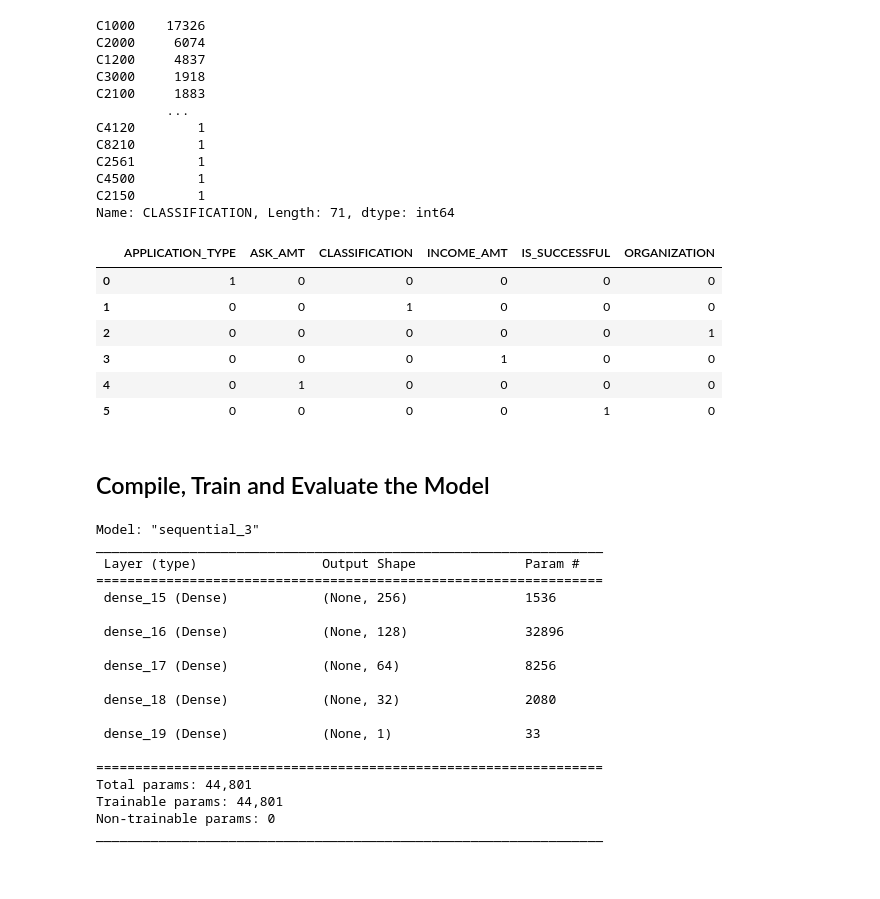
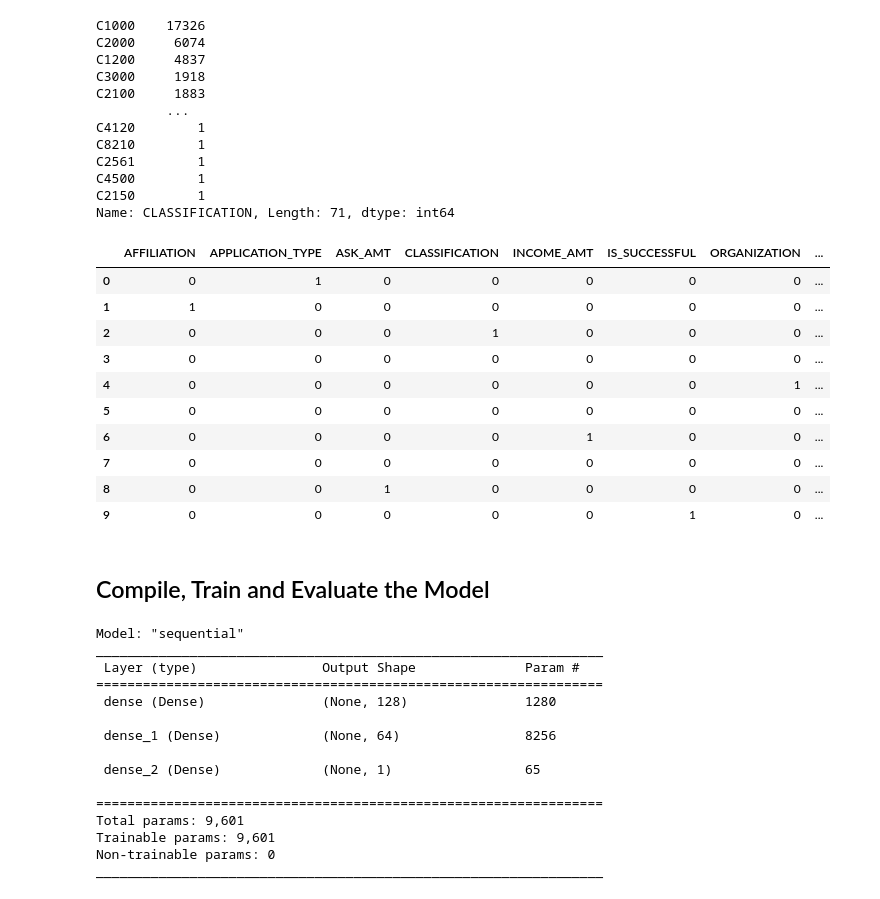
Before and after one commit to BillieOdelle/deep-learning-challenge, a Jupyter notebook: AlphabetSoupCharity.ipynb, the cells around one changed output. Saved outputs shown, nothing was run; the diff lists cells and outputs as text; code cells hidden in the pictures.

```diff
--- a/AlphabetSoupCharity.ipynb
+++ b/AlphabetSoupCharity.ipynb
@@ -168,16 +167,20 @@ C2150        1
 Name: CLASSIFICATION, Length: 71, dtype: int64
 # %%
 # Convert categorical data to numeric with `pd.get_dummies`
-encoded_columns = ['APPLICATION_TYPE', 'CLASSIFICATION', 'ORGANIZATION', 'INCOME_AMT', 'ASK_AMT',	'IS_SUCCESSFUL',]
-df_encoded = pd.get_dummies(encoded_columns)
+columns_to_encode = ['APPLICATION_TYPE',	'AFFILIATION',	'CLASSIFICATION',	'USE_CASE',	'ORGANIZATION',	'STATUS',	'INCOME_AMT',	'SPECIAL_CONSIDERATIONS',	'ASK_AMT',	'IS_SUCCESSFUL']
+df_encoded = pd.get_dummies(columns_to_encode)
 df_encoded
 # %% [output]
-|  | APPLICATION_TYPE | ASK_AMT | CLASSIFICATION | INCOME_AMT | IS_SUCCESSFUL | ORGANIZATION |
-| 0 | 1 | 0 | 0 | 0 | 0 | 0 |
-| 1 | 0 | 0 | 1 | 0 | 0 | 0 |
-| 2 | 0 | 0 | 0 | 0 | 0 | 1 |
-| 3 | 0 | 0 | 0 | 1 | 0 | 0 |
-| 4 | 0 | 1 | 0 | 0 | 0 | 0 |
-| 5 | 0 | 0 | 0 | 0 | 1 | 0 |
+|  | AFFILIATION | APPLICATION_TYPE | ASK_AMT | CLASSIFICATION | INCOME_AMT | IS_SUCCESSFUL | ORGANIZATION | ... |
+| 0 | 0 | 1 | 0 | 0 | 0 | 0 | 0 | ... |
+| 1 | 1 | 0 | 0 | 0 | 0 | 0 | 0 | ... |
+| 2 | 0 | 0 | 0 | 1 | 0 | 0 | 0 | ... |
+| 3 | 0 | 0 | 0 | 0 | 0 | 0 | 0 | ... |
+| 4 | 0 | 0 | 0 | 0 | 0 | 0 | 1 | ... |
+| 5 | 0 | 0 | 0 | 0 | 0 | 0 | 0 | ... |
+| 6 | 0 | 0 | 0 | 0 | 1 | 0 | 0 | ... |
+| 7 | 0 | 0 | 0 | 0 | 0 | 0 | 0 | ... |
+| 8 | 0 | 0 | 1 | 0 | 0 | 0 | 0 | ... |
+| 9 | 0 | 0 | 0 | 0 | 0 | 1 | 0 | ... |
 # %%
 # Separate the data into labels and features
@@ -208,39 +211,29 @@ X_test_scaled = X_scaler.transform(X_test)
 nn = tf.keras.models.Sequential()
 
 # First hidden layer
-nn.add(tf.keras.layers.Dense(256, activation='relu', input_shape=(X_train.shape[1],)))
+nn.add(tf.keras.layers.Dense(128, activation='relu', input_shape=(X_train.shape[1],)))
 
 # Second hidden layer
-nn.add(tf.keras.layers.Dense(128, activation='relu'))
-
-# Third hidden layer
 nn.add(tf.keras.layers.Dense(64, activation='relu'))
-
-# Fourth hidden layer
-nn.add(tf.keras.layers.Dense(32, activation='relu'))
 
 # Output layer
 nn.add(tf.keras.layers.Dense(1, activation='sigmoid'))
 # Check the structure of the model
 nn.summary()
 # %% [output]
-Model: "sequential_3"
+Model: "sequential"
 _________________________________________________________________
  Layer (type)                Output Shape              Param #
 =================================================================
- dense_15 (Dense)            (None, 256)               1536
+ dense (Dense)               (None, 128)               1280
 
- dense_16 (Dense)            (None, 128)               32896
+ dense_1 (Dense)             (None, 64)                8256
 
- dense_17 (Dense)            (None, 64)                8256
-
- dense_18 (Dense)            (None, 32)                2080
-
- dense_19 (Dense)            (None, 1)                 33
+ dense_2 (Dense)             (None, 1)                 65
 
 =================================================================
-Total params: 44,801
-Trainable params: 44,801
+Total params: 9,601
+Trainable params: 9,601
 Non-trainable params: 0
 _________________________________________________________________
 # %%
```
Also changed, not shown: parts of 7 cells of this notebook.
